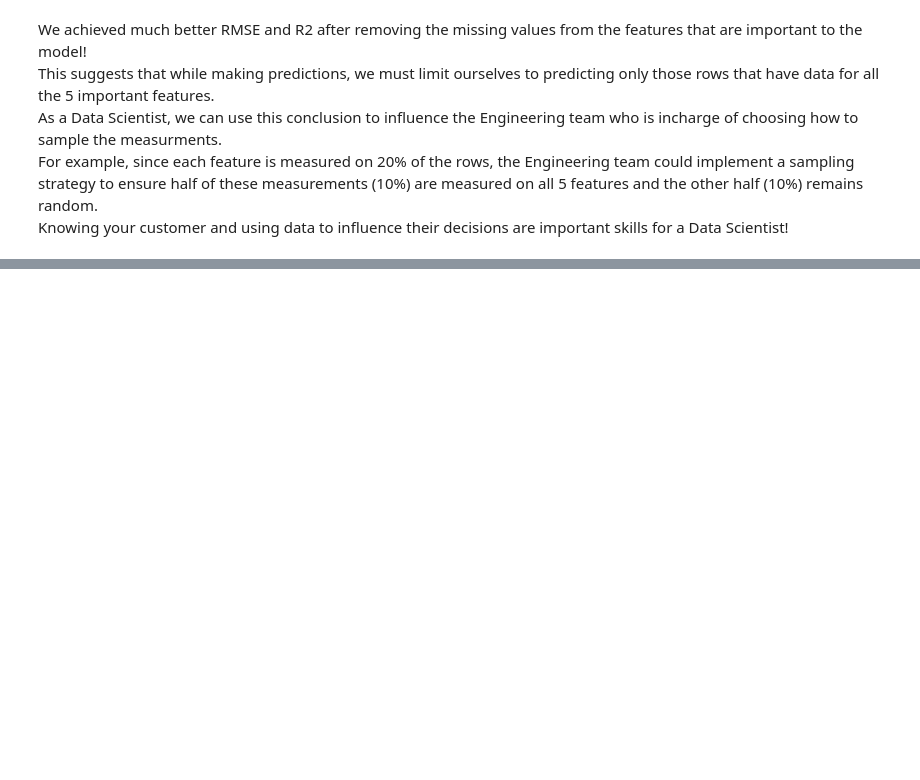
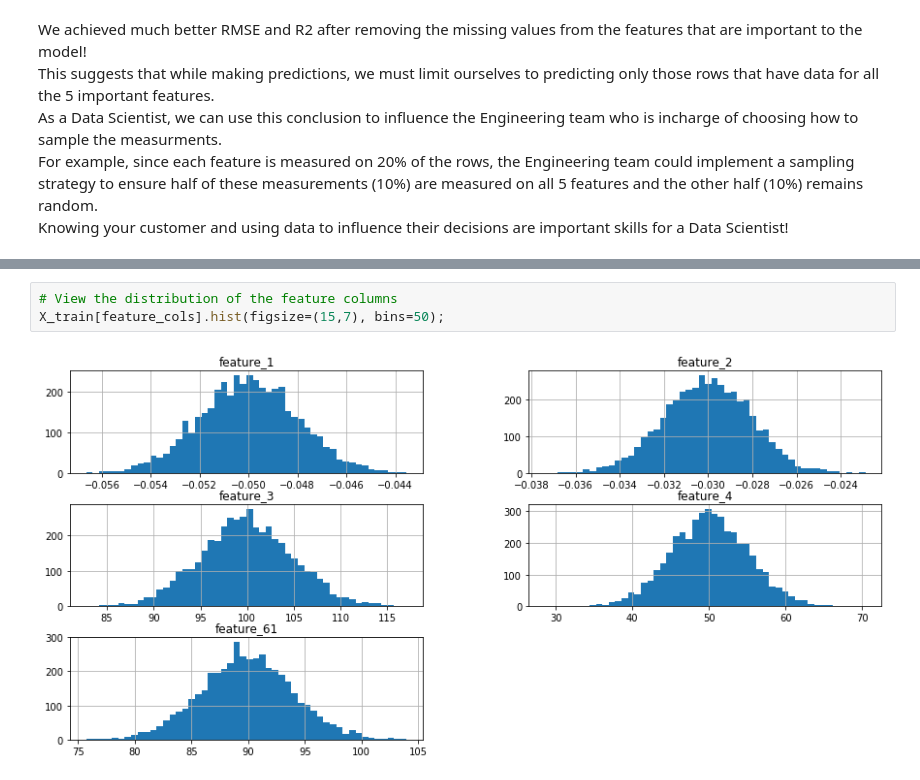
Before and after one commit to stephenleo/HVM-SPC, a Jupyter notebook: modeling.ipynb, the cells around one changed output, grey strips where cells are left out. Saved outputs shown, nothing was run; the diff lists cells and outputs as text; blank space fills up the shorter version.

```diff
--- a/modeling.ipynb
+++ b/modeling.ipynb
@@ -235,0 +248,5 @@ Knowing your customer and using data to influence their decisions are important
+# %%
+# View the distribution of the feature columns
+X_train[feature_cols].hist(figsize=(15,7), bins=50);
+# %% [output]
+[figure, added]
```
Also changed, not shown: parts of 10 cells of this notebook.
